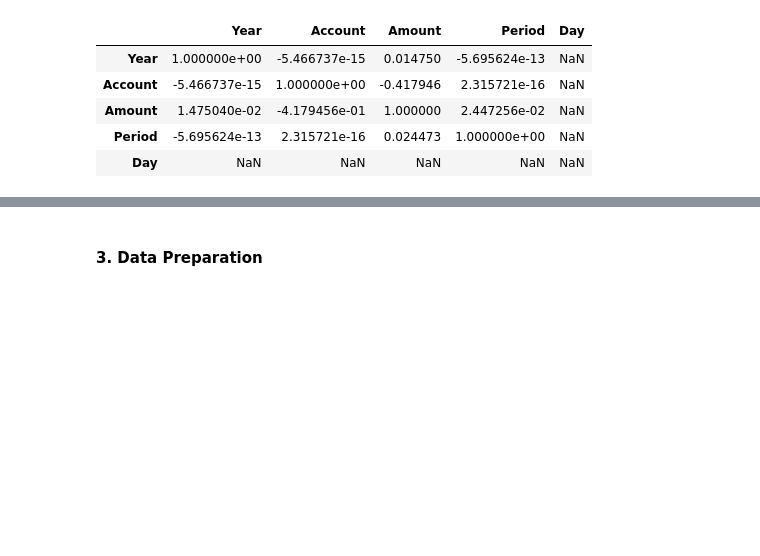
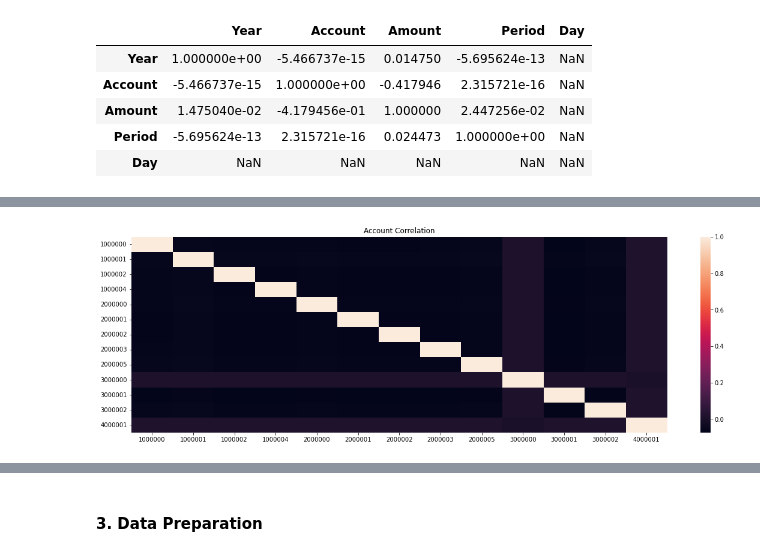
Before and after one commit to Daremitsu1/Full-Stack-Machine-Learning, a Jupyter notebook: Regression Model.ipynb, the cells around one changed output, grey strips where cells are left out. Cells and saved outputs as stored; diff of their text form; code cells hidden in the pictures; blank space fills up the shorter version.

```diff
--- a/Regression Model.ipynb
+++ b/Regression Model.ipynb
@@ -234,0 +284,4 @@ df.corr()
+# %%
+corrdict = {}
+for key, row in df.join(pd.get_dummies(df['Account'])).iterrows():
+    corrdict[key] = {int(row['Account']):row['Amount']}
@@ -234,0 +308,2 @@ df.corr()
+# %%
+corrdf = pd.DataFrame.from_dict(corrdict).T.fillna(0)
@@ -234,0 +343,6 @@ df.corr()
+# %%
+plt.figure(figsize=(20,6))
+sns.heatmap(corrdf.corr()).set_title('Account Correlation')
+plt.show()
+# %% [output]
+[figure, added]
```
Also changed, not shown: parts of 8 cells of this notebook.
